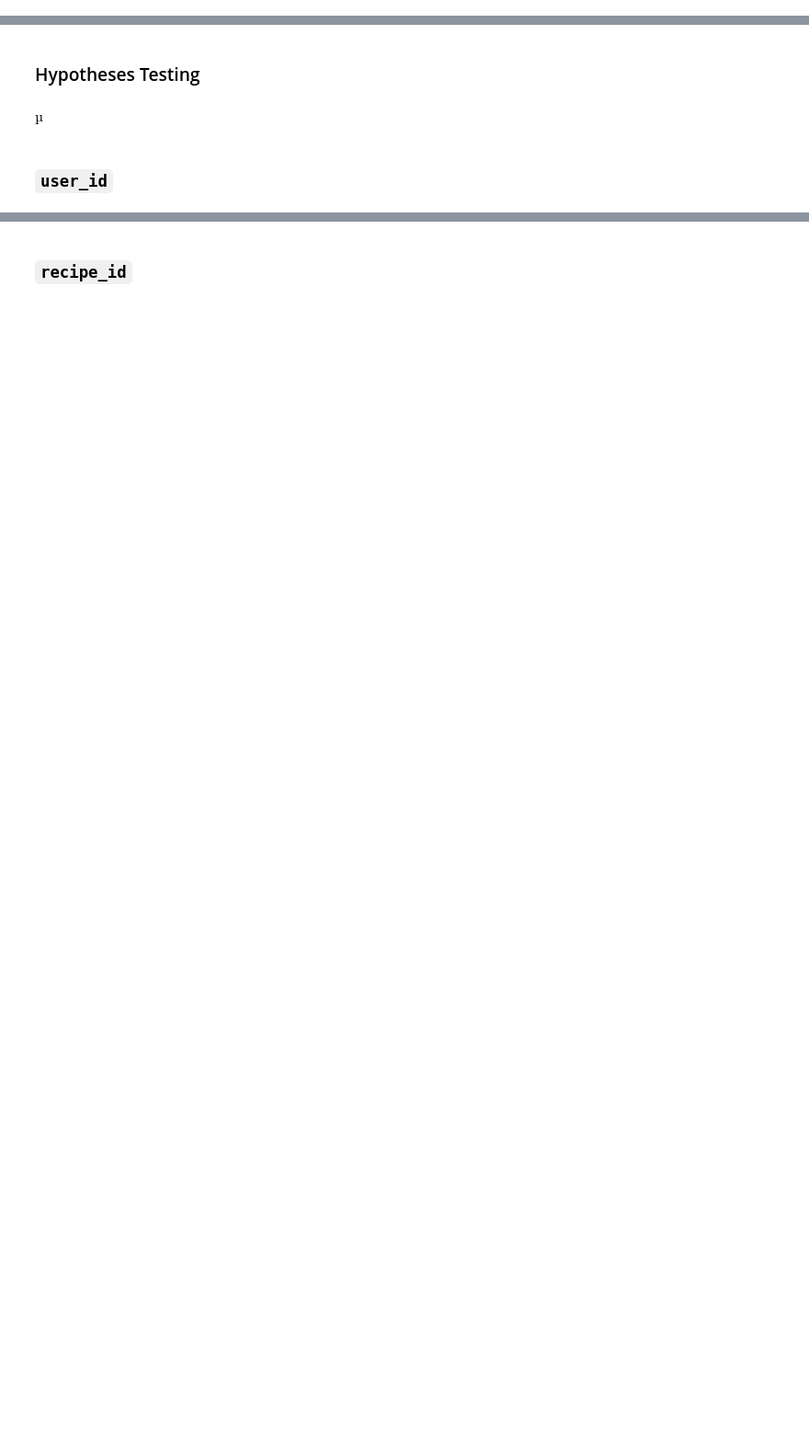
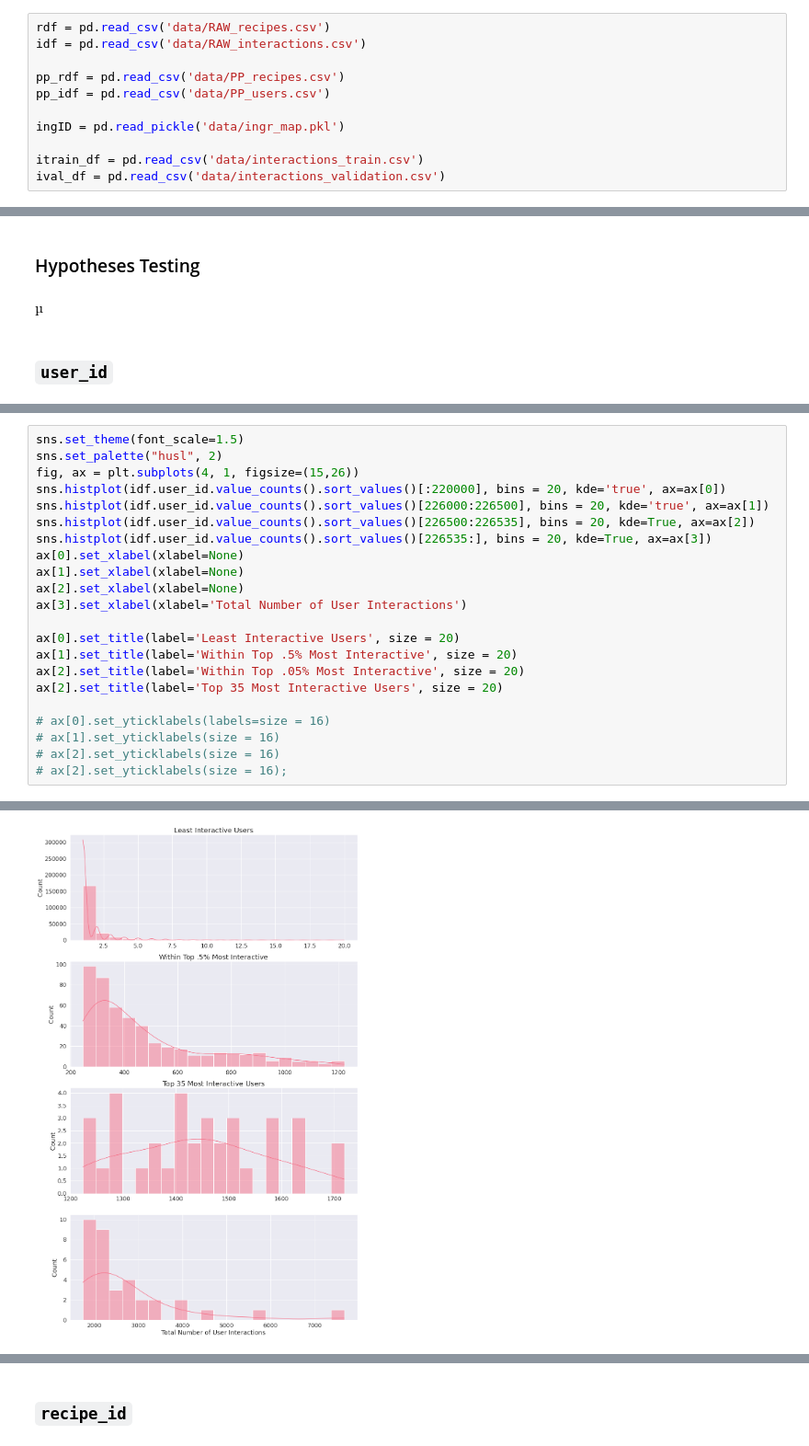
Before and after one commit to mike-flanagan/recipe-book, a Jupyter notebook: Recipe_Interactions_EDA.ipynb, the cells around one changed output, grey strips where cells are left out. Shown at 92% size. Cells and saved outputs as stored; diff of their text form; blank space fills up the shorter version.

```diff
--- a/Recipe_Interactions_EDA.ipynb
+++ b/Recipe_Interactions_EDA.ipynb
@@ -57,3 +138,14 @@ int_val_df = pd.read_csv('data/interactions_validation.csv')
+# %%
+rdf = pd.read_csv('data/RAW_recipes.csv')
+idf = pd.read_csv('data/RAW_interactions.csv')
+
+pp_rdf = pd.read_csv('data/PP_recipes.csv')
+pp_idf = pd.read_csv('data/PP_users.csv')
+
+ingID = pd.read_pickle('data/ingr_map.pkl')
+
+itrain_df = pd.read_csv('data/interactions_train.csv')
+ival_df = pd.read_csv('data/interactions_validation.csv')
 # %% [markdown]
 # Cleaning & Data Preparation
 # %%
@@ -166,0 +258,23 @@ Index(['user_id', 'recipe_id', 'date', 'rating', 'review'], dtype='object')
+# %%
+sns.set_theme(font_scale=1.5)
+sns.set_palette("husl", 2)
+fig, ax = plt.subplots(4, 1, figsize=(15,26))
+sns.histplot(idf.user_id.value_counts().sort_values()[:220000], bins = 20, kde='true', ax=ax[0])
+sns.histplot(idf.user_id.value_counts().sort_values()[226000:226500], bins = 20, kde='true', ax=ax[1])
+sns.histplot(idf.user_id.value_counts().sort_values()[226500:226535], bins = 20, kde=True, ax=ax[2])
+sns.histplot(idf.user_id.value_counts().sort_values()[226535:], bins = 20, kde=True, ax=ax[3])
+ax[0].set_xlabel(xlabel=None)
+ax[1].set_xlabel(xlabel=None)
+ax[2].set_xlabel(xlabel=None)
+ax[3].set_xlabel(xlabel='Total Number of User Interactions')
+
+ax[0].set_title(label='Least Interactive Users', size = 20)
+ax[1].set_title(label='Within Top .5% Most Interactive', size = 20)
+ax[2].set_title(label='Within Top .05% Most Interactive', size = 20)
+ax[2].set_title(label='Top 35 Most Interactive Users', size = 20)
+
+# ax[0].set_yticklabels(labels=size = 16)
+# ax[1].set_yticklabels(size = 16)
+# ax[2].set_yticklabels(size = 16)
+# ax[2].set_yticklabels(size = 16);
+# %% [output]
@@ -166,0 +282 @@ Index(['user_id', 'recipe_id', 'date', 'rating', 'review'], dtype='object')
+[figure, added]
```
Also changed, not shown: parts of 113 cells of this notebook, 6 other files.
